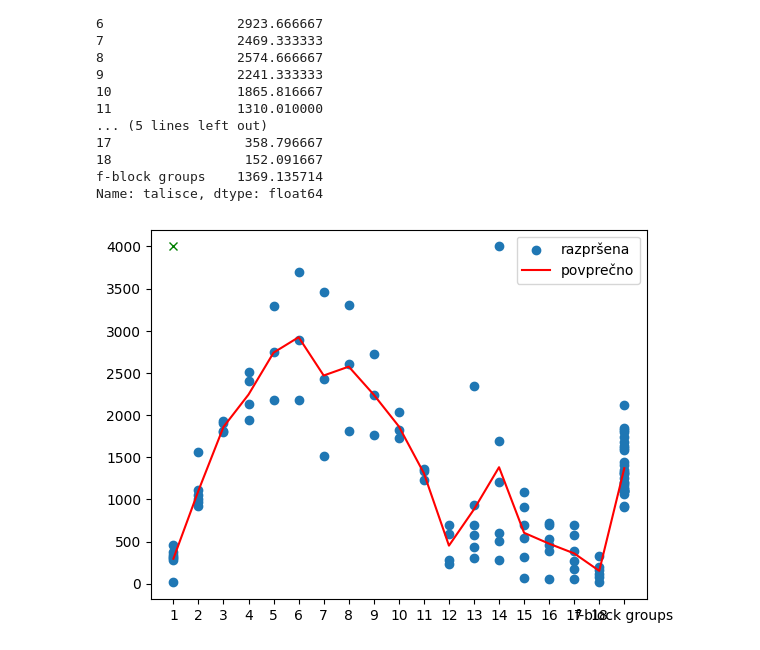
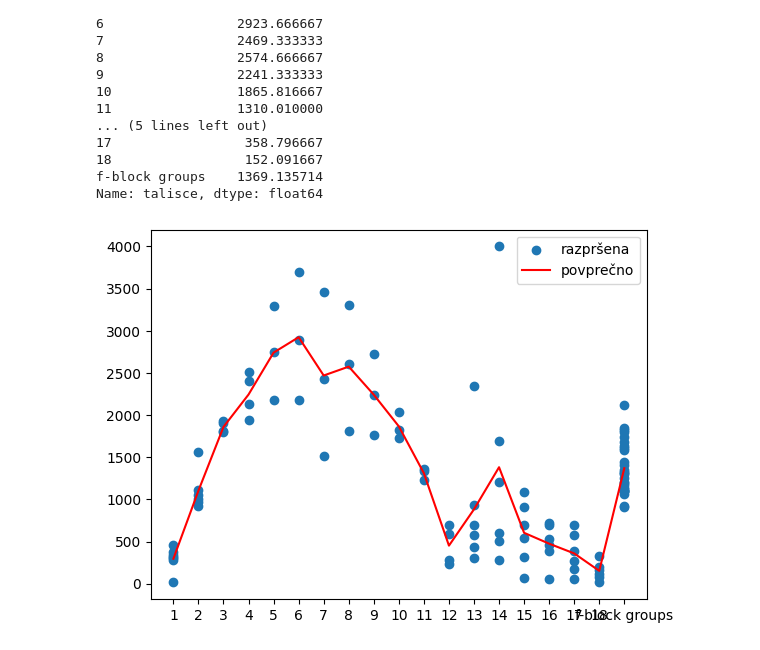
Before and after one commit to Filip-Vavtar/ProjektnaNaloga, a Jupyter notebook: analiza_podatkov.ipynb, the cells around one changed output. Cells and saved outputs as stored; diff of their text form; code cells hidden in the pictures.

```diff
--- a/analiza_podatkov.ipynb
+++ b/analiza_podatkov.ipynb
@@ -151,8 +188,7 @@ Name: talisce, dtype: float64
 # %%
 plt.scatter(data['skupina'],data['talisce'], label = 'razpršena')
 plt.plot(data_skupina['talisce'].mean(), color = 'red', label = 'povprečno')
-plt.plot(data,max(data.talisce), color = 'green', marker = 'x')
 plt.legend()
 plt.show()
 # %% [output]
-[figure, old version]
+[figure, new version]
```
Also changed, not shown: parts of 31 cells of this notebook, 2 other files.
